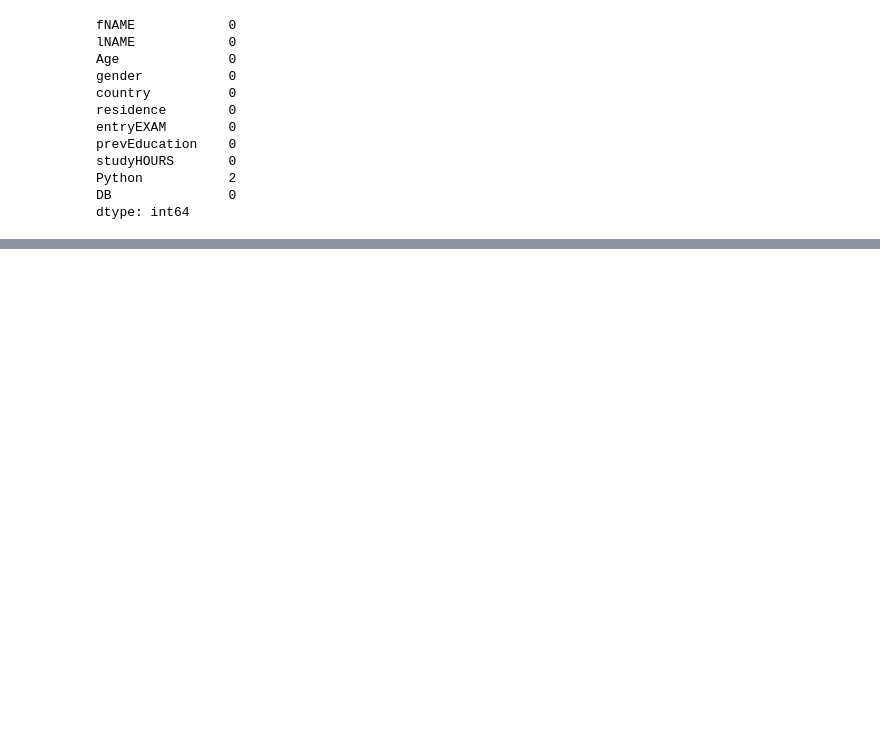
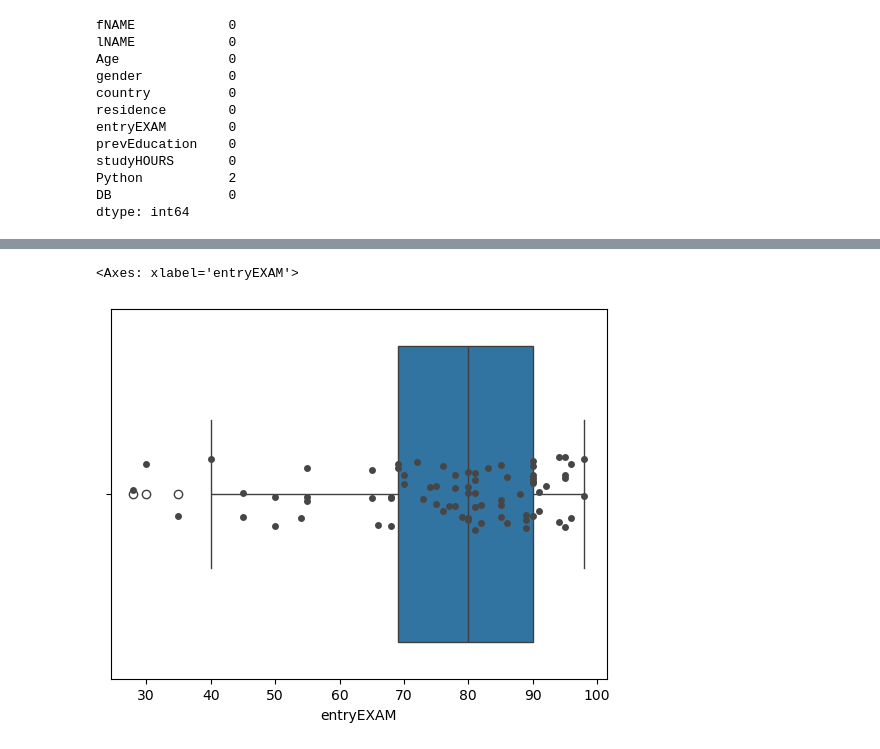
Before and after one commit to yousefmohtady1/Data-Preprocessing-Task, a Jupyter notebook: Untitled.ipynb, the cells around one changed output, grey strips where cells are left out. Saved outputs shown, nothing was run; the diff lists cells and outputs as text; code cells hidden in the pictures; blank space fills up the shorter version.

```diff
--- a/Untitled.ipynb
+++ b/Untitled.ipynb
@@ -140,0 +141,6 @@ import seaborn as sns
+# %%
+sns.boxplot(x='entryEXAM', data=df)
+sns.stripplot(x='entryEXAM', data=df, color="#474646")
+# %% [output]
+<Axes: xlabel='entryEXAM'>
+[figure, added]
```
Also changed, not shown: parts of 20 cells of this notebook.
